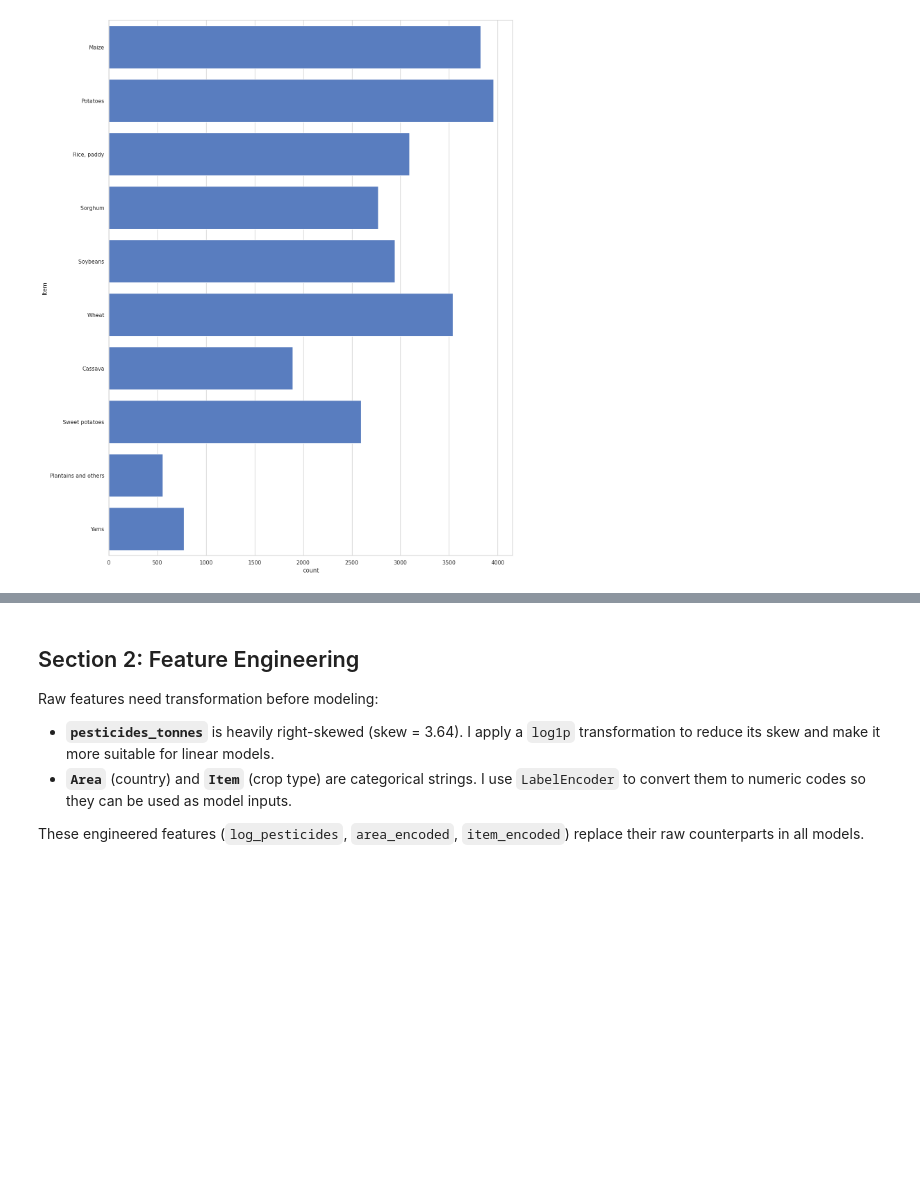
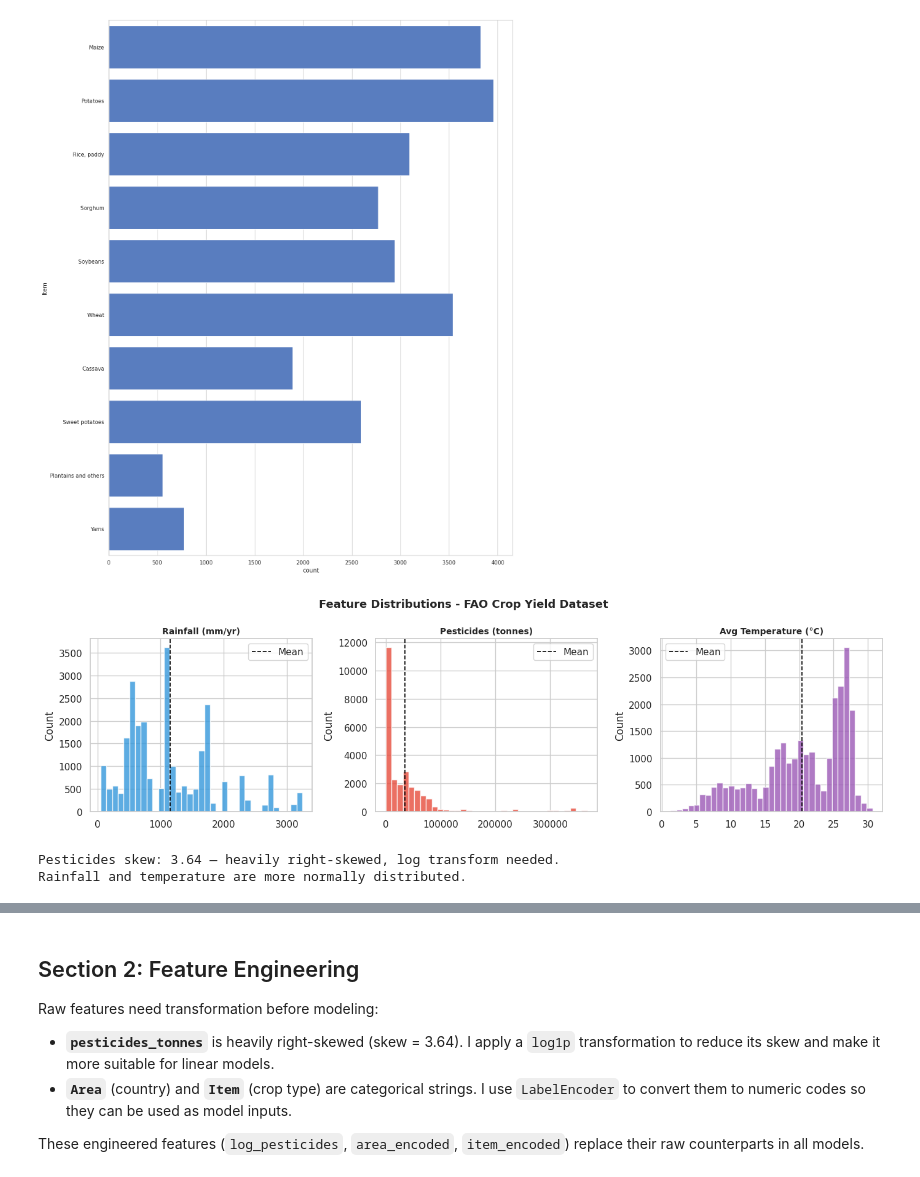
Before and after one commit to Tresor26/linear_regression_model, a Jupyter notebook: summative/linear_regression/multivariate.ipynb, the cells around one changed output, grey strips where cells are left out. Cells and saved outputs as stored; diff of their text form; code cells hidden in the pictures; blank space fills up the shorter version.

```diff
--- a/summative/linear_regression/multivariate.ipynb
+++ b/summative/linear_regression/multivariate.ipynb
@@ -143,3 +143,27 @@ sns.countplot(y = df['Item'])
 plt.show()
 # %% [output]
 [figure]
+# %%
+# Feature Distributions
+features = ['average_rain_fall_mm_per_year', 'pesticides_tonnes', 'avg_temp']
+colors = ['#3498db', '#e74c3c', '#9b59b6']
+labels = ['Rainfall (mm/yr)', 'Pesticides (tonnes)', 'Avg Temperature (°C)']
+
+fig, axes = plt.subplots(1, 3, figsize=(14, 4))
+for ax, feat, color, label in zip(axes, features, colors, labels):
+    ax.hist(df[feat], bins=35, color=color, alpha=0.8, edgecolor='white')
+    ax.axvline(df[feat].mean(), color='black', linestyle='--', linewidth=1.2, label='Mean')
+    ax.set_title(label, fontweight='bold', fontsize=10)
+    ax.set_ylabel('Count')
+    ax.legend()
+
+plt.suptitle('Feature Distributions - FAO Crop Yield Dataset', fontsize=13, fontweight='bold')
+plt.tight_layout()
+plt.savefig('feature_distributions.png', dpi=150, bbox_inches='tight')
+plt.show()
+print(f"Pesticides skew: {df['pesticides_tonnes'].skew():.2f} — heavily right-skewed, log transform needed.")
+print("Rainfall and temperature are more normally distributed.")
+# %% [output]
+[figure, added]
+Pesticides skew: 3.64 — heavily right-skewed, log transform needed.
+Rainfall and temperature are more normally distributed.
```
Also changed, not shown: parts of 6 cells of this notebook, 4 other files.
